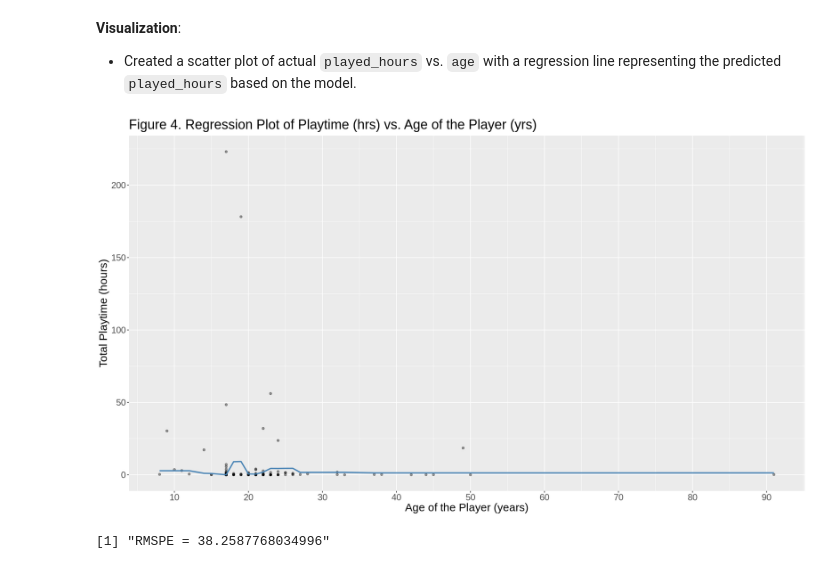
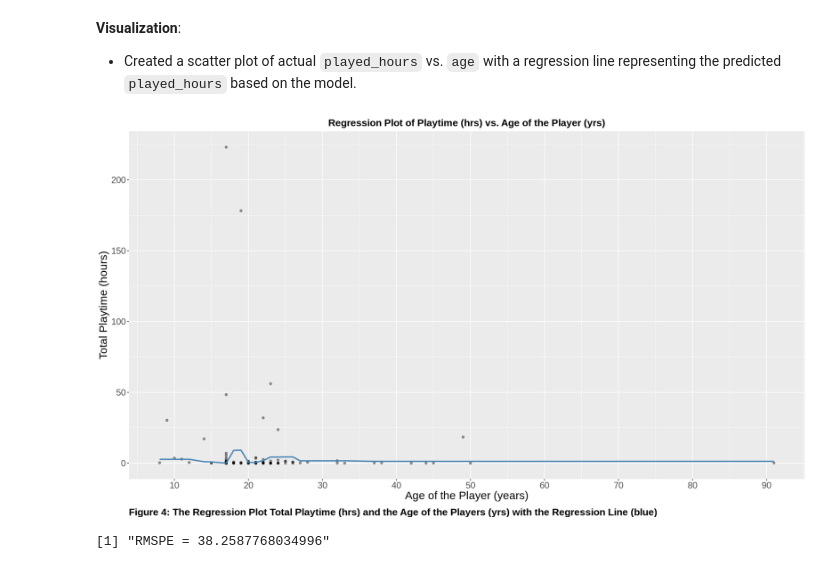
Before and after one commit to ExxML/minecraft_group_project, a Jupyter notebook: minecraft_project.ipynb, the cells around one changed output. Cells and saved outputs as stored; diff of their text form; code cells hidden in the pictures.

```diff
--- a/minecraft_project.ipynb
+++ b/minecraft_project.ipynb
@@ -320,19 +313,22 @@ mc_preds <- mc_fit |>
 # %%
 # Plotting the regression graph of mc_train
 mc_plot_final <- ggplot(mc_preds, aes(x = age, y = played_hours)) +
     geom_point(alpha = 0.4) +
     geom_line(data = mc_preds,
               mapping = aes(x = age, y = .pred),
               color = "steelblue",
               linewidth = 1) +
     labs(x = "Age of the Player (years)",
          y = "Total Playtime (hours)",
-         title = "Figure 4. Regression Plot of Playtime (hrs) vs. Age of the Player (yrs)") +
-    theme(text = element_text(size = 18)) +
+         title = "Regression Plot of Playtime (hrs) vs. Age of the Player (yrs)",
+         caption = "Figure 4: The Regression Plot Total Playtime (hrs) and the Age of the Players (yrs) with the Regression Line (blue)") +
+    theme(text = element_text(size = 18),
+          plot.caption = element_text(hjust = 0, vjust = -1, size = 16, face = "bold"),
+          plot.title = element_text(hjust = 0.5, vjust = 1, size = 16, face = "bold"))+
     scale_x_continuous(breaks = seq(from = 0, to = 100, by = 10))
 mc_plot_final
 # %% [output]
-[figure, old version]
+[figure, new version]
 # %%
 # Calculate the RMSPE
 RMSPE <- mc_fit |>
```
Also changed, not shown: parts of 6 cells of this notebook.
